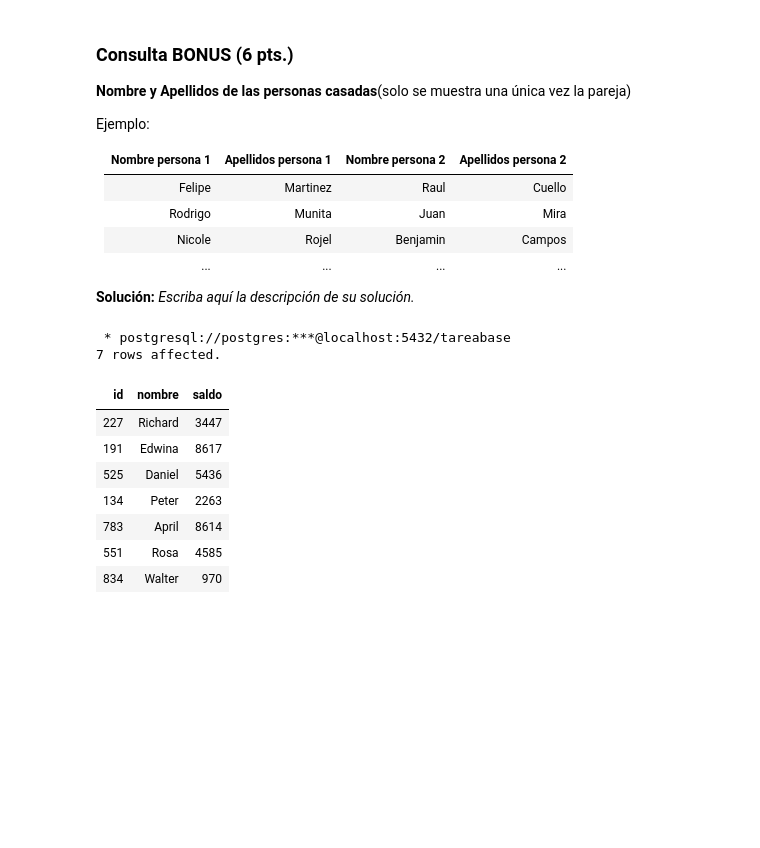
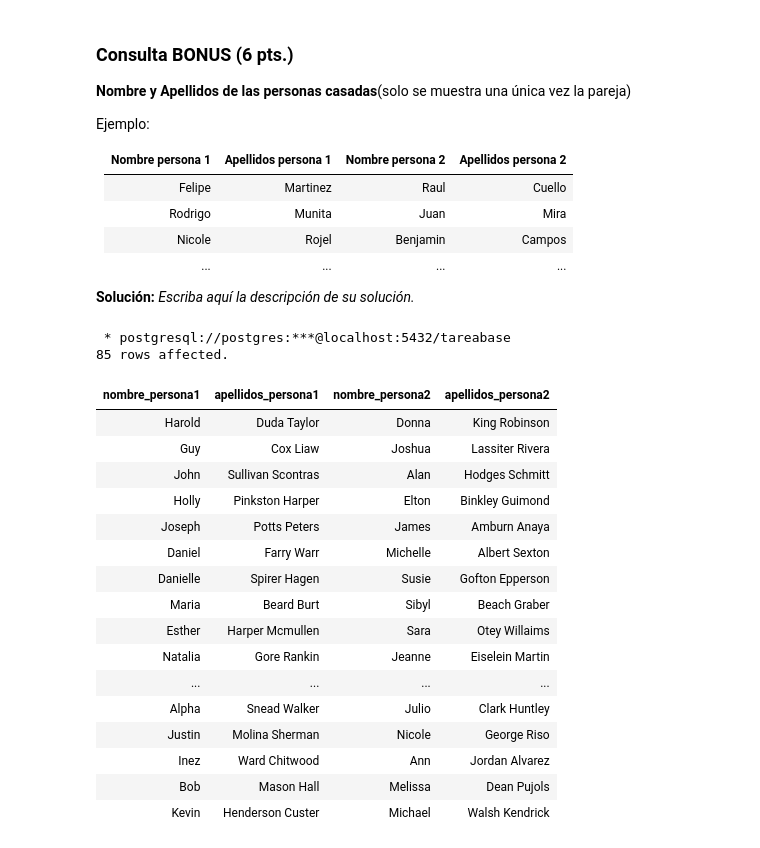
Before and after one commit to blindjamin/Tareas-Bases-de-Datos-Grupo, a Jupyter notebook: Tarea_1_BD_2023_1.ipynb, the cells around one changed output. Saved outputs shown, nothing was run; the diff lists cells and outputs as text; code cells hidden in the pictures; blank space fills up the shorter version.

```diff
--- a/Tarea_1_BD_2023_1.ipynb
+++ b/Tarea_1_BD_2023_1.ipynb
@@ -868,18 +963,36 @@ Ejemplo:
 | ... | ... | ... | ... |
 
 **Solución:** _Escriba aquí la descripción de su solución._
-# %%
-%%sql
-
-/* Reemplace estas queries por las que resuelven las consultas pedidas. */
-# %% [output]
- * postgresql://postgres:***@localhost:5432/tareabase
-7 rows affected.
-| id | nombre | saldo |
-| 227 | Richard | 3447 |
-| 191 | Edwina | 8617 |
-| 525 | Daniel | 5436 |
-| 134 | Peter | 2263 |
-| 783 | April | 8614 |
-| 551 | Rosa | 4585 |
-| 834 | Walter | 970 |
+# %%
+%%sql
+SELECT
+    persona1.nombre AS Nombre_persona1,
+    persona1.apellidos AS Apellidos_persona1,
+    persona2.nombre AS Nombre_persona2,
+    persona2.apellidos AS Apellidos_persona2
+FROM personas persona1
+JOIN personas persona2 ON persona1.id = persona2.conyugue
+WHERE persona1.id < persona2.id
+
+GROUP BY persona1.nombre, persona1.apellidos,
+        persona2.nombre, persona2.apellidos
+# %% [output]
+ * postgresql://postgres:***@localhost:5432/tareabase
+85 rows affected.
+| nombre_persona1 | apellidos_persona1 | nombre_persona2 | apellidos_persona2 |
+| Harold | Duda Taylor | Donna | King Robinson |
+| Guy | Cox Liaw | Joshua | Lassiter Rivera |
+| John | Sullivan Scontras | Alan | Hodges Schmitt |
+| Holly | Pinkston Harper | Elton | Binkley Guimond |
+| Joseph | Potts Peters | James | Amburn Anaya |
+| Daniel | Farry Warr | Michelle | Albert Sexton |
+| Danielle | Spirer Hagen | Susie | Gofton Epperson |
+| Maria | Beard Burt | Sibyl | Beach Graber |
+| Esther | Harper Mcmullen | Sara | Otey Willaims |
+| Natalia | Gore Rankin | Jeanne | Eiselein Martin |
+| ... | ... | ... | ... |
+| Alpha | Snead Walker | Julio | Clark Huntley |
+| Justin | Molina Sherman | Nicole | George Riso |
+| Inez | Ward Chitwood | Ann | Jordan Alvarez |
+| Bob | Mason Hall | Melissa | Dean Pujols |
+| Kevin | Henderson Custer | Michael | Walsh Kendrick |
```
Also changed, not shown: parts of 11 cells of this notebook.
